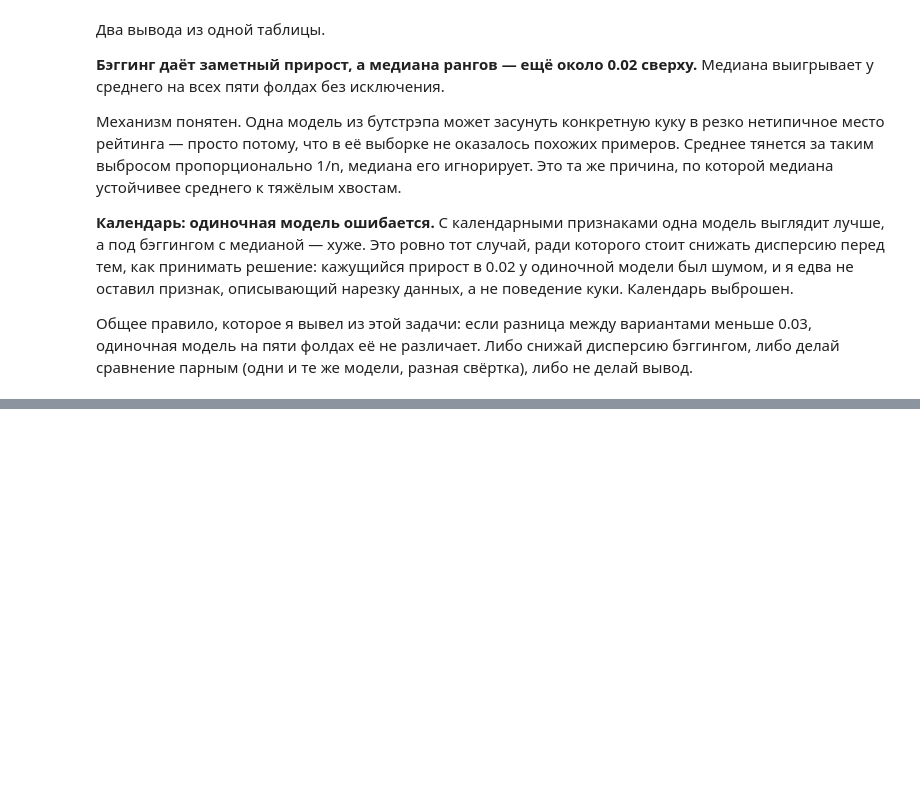
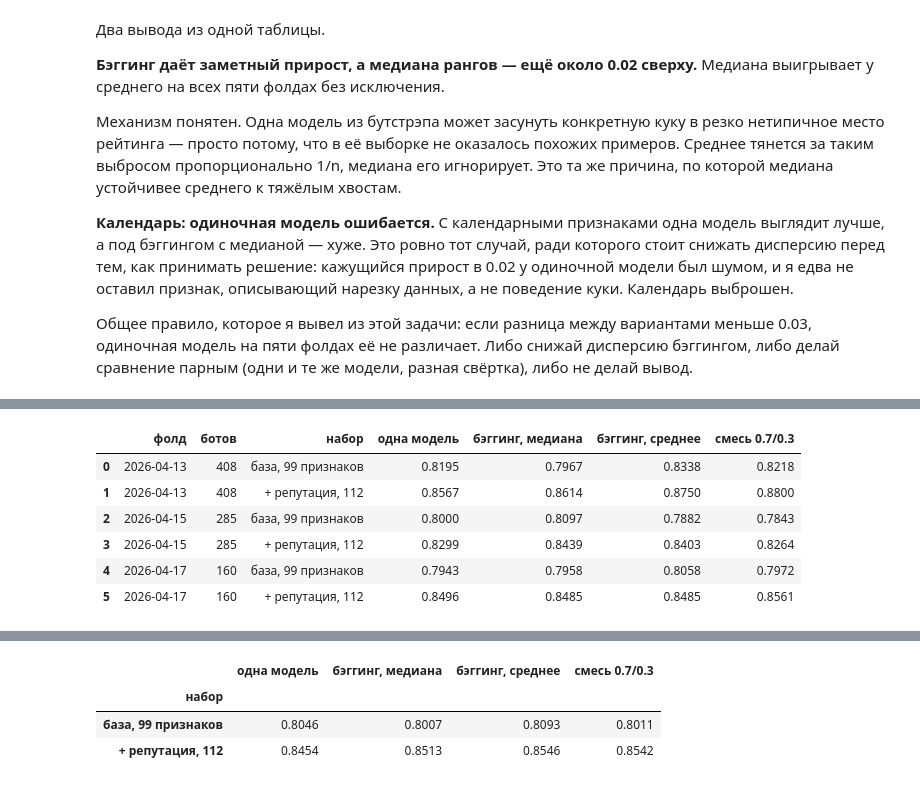
Before and after one commit to RomanPhys/Avito, a Jupyter notebook: solution.ipynb, the cells around one changed output, grey strips where cells are left out. Drawn from its saved outputs; the diff is of its cells as text; code cells hidden in the pictures; blank space fills up the shorter version.

```diff
--- a/solution.ipynb
+++ b/solution.ipynb
@@ -804,0 +1109,44 @@ Wall time: 4min 42s
+# %%
+%%time
+def fit_bag(cut, extra_a=None, extra_v=None, n_bag=8, seed=SEED):
+    """Полная модель плюс бэггинг. Возвращает нормированные ранги для всех вариантов свёртки."""
+    va, tr = split(cut)
+    cols = FEATURES + (list(extra_a.columns) if extra_a is not None else [])
+    Xa = X_tr.loc[tr, FEATURES].reset_index(drop=True)
+    Xv = X_tr.loc[va, FEATURES].reset_index(drop=True)
+    if extra_a is not None:
+        Xa, Xv = pd.concat([Xa, extra_a], axis=1), pd.concat([Xv, extra_v], axis=1)
+    Xa, Xv, ya = Xa[cols], Xv[cols], y[tr]
+    p_full = HistGradientBoostingClassifier(**PARAMS).fit(Xa, ya).predict_proba(Xv)[:, 1]
+    rng = np.random.default_rng(seed)
+    P = []
+    for i in range(n_bag):
+        idx = rng.choice(len(Xa), len(Xa), replace=True)
+        mm = HistGradientBoostingClassifier(**{**PARAMS, 'random_state': 100 + i})
+        P.append(mm.fit(Xa.iloc[idx], ya[idx]).predict_proba(Xv)[:, 1])
+    n = len(Xv)
+    R = np.array([rankdata(p) for p in P]) / n
+    rf = rankdata(p_full) / n
+    return {'одна модель': p_full, 'бэггинг, медиана': np.median(R, 0), 'бэггинг, среднее': R.mean(0),
+            'смесь 0.7/0.3': 0.7 * rf + 0.3 * R.mean(0)}
+
+
+rows = []
+for cut in LONG_FOLDS:
+    va, _ = split(cut)
+    A, V = rep_blocks(cut, 'lodo')
+    for name, extra in [('база, 99 признаков', None), ('+ репутация, 112', (A, V))]:
+        sc = fit_bag(cut, *(extra if extra else (None, None)))
+        rows.append({'фолд': cut, 'ботов': int(y[va].sum()), 'набор': name,
+                     **{k: round(precision_at_recall(y[va], v), 4) for k, v in sc.items()}})
+abl = pd.DataFrame(rows)
+display(abl)
+abl.groupby('набор', sort=False).mean(numeric_only=True).drop(columns='ботов').round(4)
+# %% [output]
+|  | фолд | ботов | набор | одна модель | бэггинг, медиана | бэггинг, среднее | смесь 0.7/0.3 |
+| 0 | 2026-04-13 | 408 | база, 99 признаков | 0.8195 | 0.7967 | 0.8338 | 0.8218 |
+| 1 | 2026-04-13 | 408 | + репутация, 112 | 0.8567 | 0.8614 | 0.8750 | 0.8800 |
+| 2 | 2026-04-15 | 285 | база, 99 признаков | 0.8000 | 0.8097 | 0.7882 | 0.7843 |
+| 3 | 2026-04-15 | 285 | + репутация, 112 | 0.8299 | 0.8439 | 0.8403 | 0.8264 |
+| 4 | 2026-04-17 | 160 | база, 99 признаков | 0.7943 | 0.7958 | 0.8058 | 0.7972 |
+| 5 | 2026-04-17 | 160 | + репутация, 112 | 0.8496 | 0.8485 | 0.8485 | 0.8561 |
@@ -804,0 +1155,4 @@ Wall time: 4min 42s
+|  | одна модель | бэггинг, медиана | бэггинг, среднее | смесь 0.7/0.3 |
+| набор |  |  |  |  |
+| база, 99 признаков | 0.8046 | 0.8007 | 0.8093 | 0.8011 |
+| + репутация, 112 | 0.8454 | 0.8513 | 0.8546 | 0.8542 |
```
Also changed, not shown: parts of 35 cells of this notebook, 2 other files.
